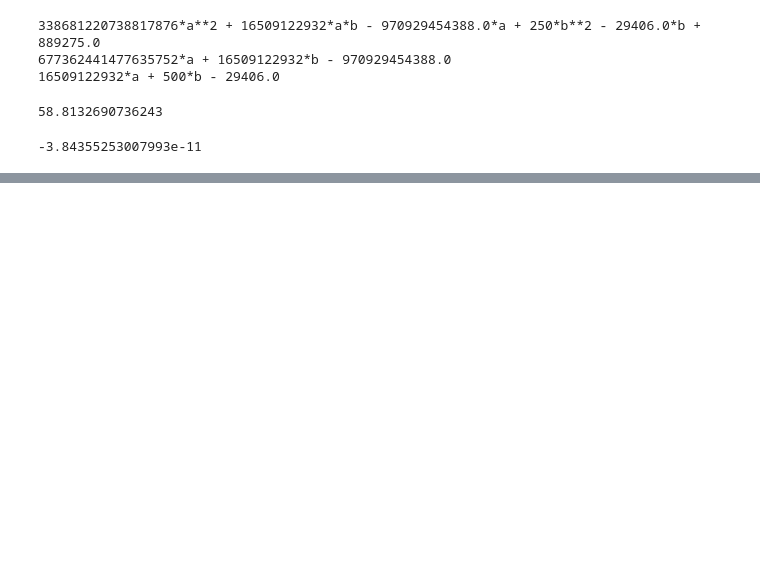
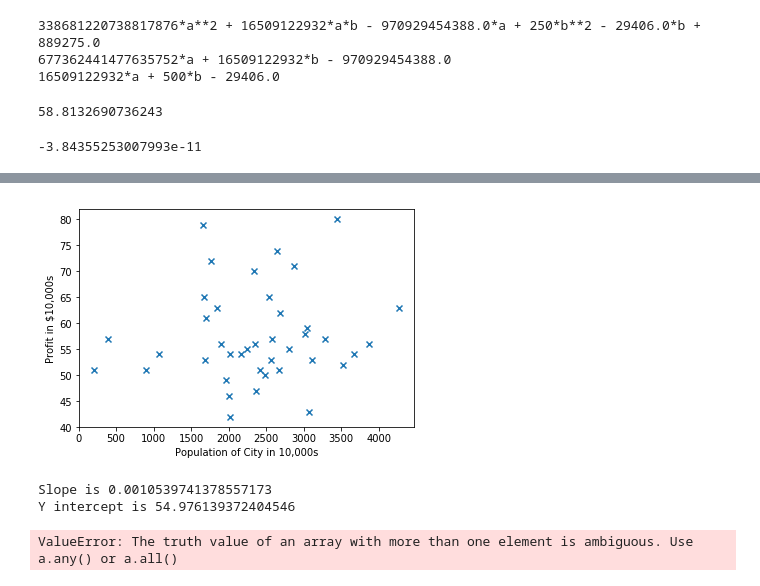
Before and after one commit to j122085/AnalyzeMapTopic, a Jupyter notebook: pythonCode/analyzeWowInfo.ipynb, the cells around one changed output, grey strips where cells are left out. Saved outputs shown, nothing was run; the diff lists cells and outputs as text; code cells hidden in the pictures; blank space fills up the shorter version.

```diff
--- a/pythonCode/analyzeWowInfo.ipynb
+++ b/pythonCode/analyzeWowInfo.ipynb
@@ -666,0 +709,39 @@ Command "D:\anaconda\python.exe -u -c "import setuptools, tokenize;__file__='C:\
+# %%
+from __future__ import division
+import pandas as pd
+import numpy as np
+import matplotlib.pyplot as plt
+import math
+
+
+x = data_X
+y = data_Y
+theta = np.zeros((2,1))
+
+#scatterplot of data with option to save figure.
+def scatterPlot(x,y,yp=None,savePng=False):
+	plt.xlabel('Population of City in 10,000s')
+	plt.ylabel('Profit in $10,000s')
+	plt.scatter(x, y, marker='x')
+	if yp != None:
+		plt.plot(x,yp)
+	if savePng==false:
+		plt.show()
+	else:
+		name = raw_input('Name Figure File: ')
+		plt.savefig(name+'.png')
+
+
+scatterPlot(x,y)
+
+#linear regression implementation using libraries
+(m,b) = np.polyfit(x,y,1)
+print ('Slope is ' + str(m))
+print ('Y intercept is ' + str(b))
+yp = np.polyval([m,b],x)
+scatterPlot(x,y,yp)
+# %% [output]
+[figure, added]
+Slope is 0.0010539741378557173
+Y intercept is 54.976139372404546
+ValueError: The truth value of an array with more than one element is ambiguous. Use a.any() or a.all()
```
Also changed, not shown: parts of 17 cells of this notebook, 4 other files.
